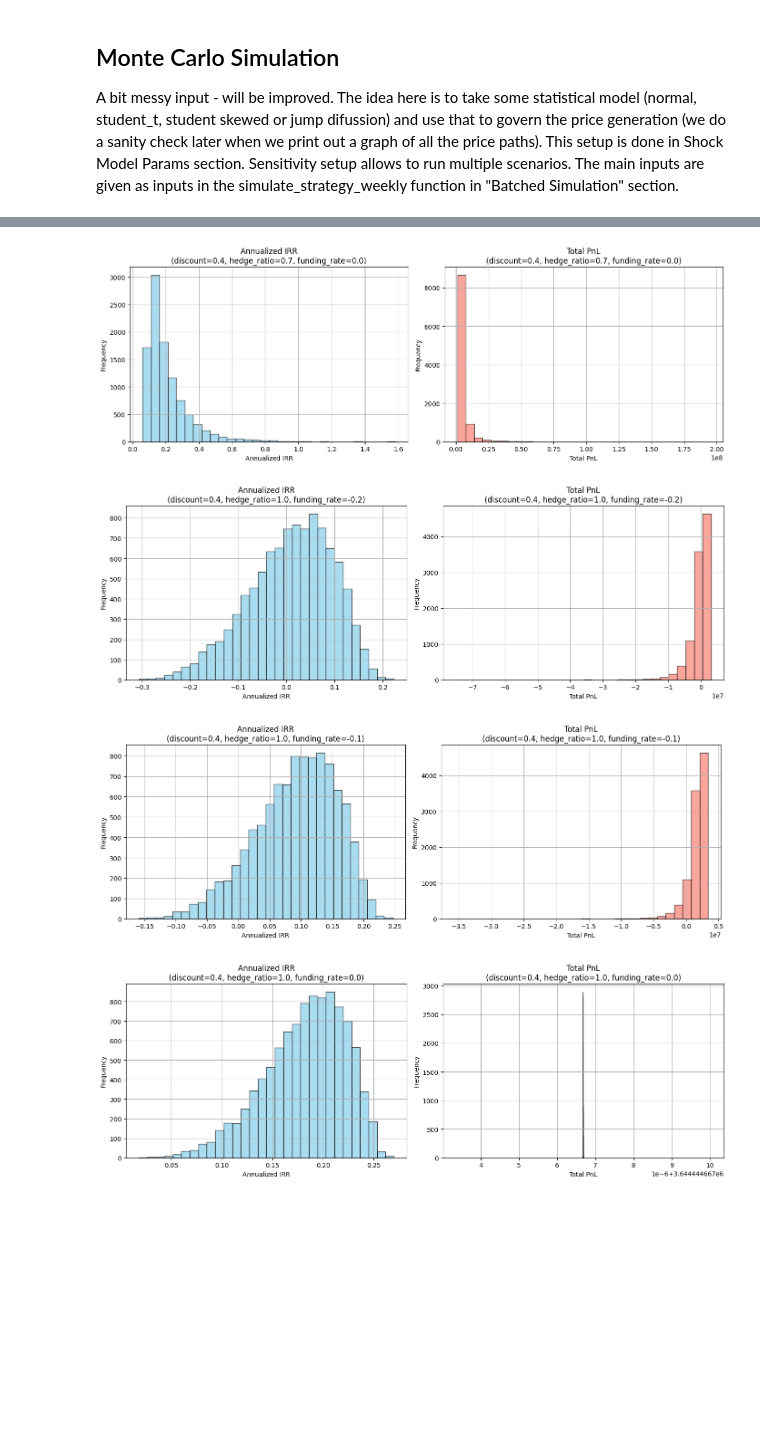
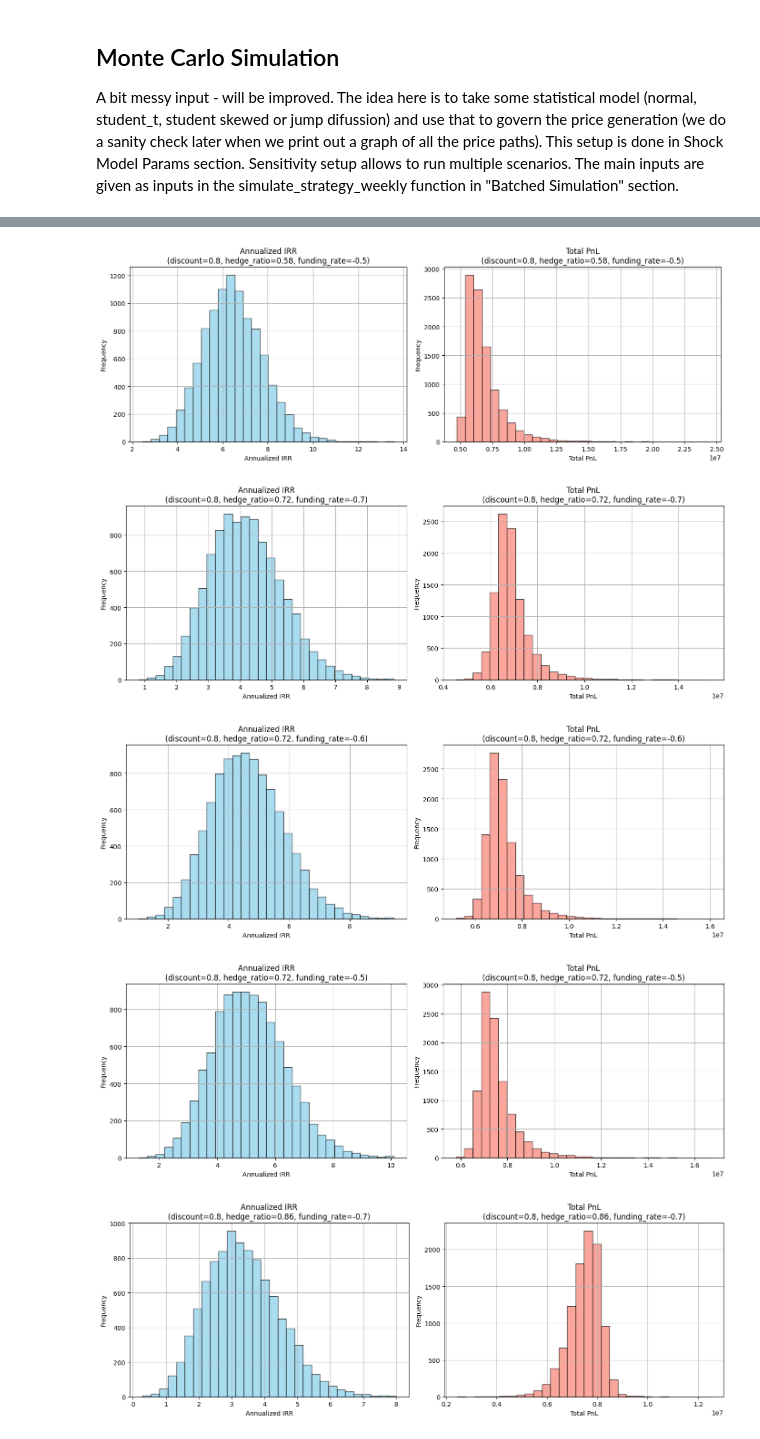
Before and after one commit to Brainiac9/LockedTokensAnalysis, a Jupyter notebook: LockedTokensMC.ipynb, the cells around one changed output, grey strips where cells are left out. Drawn from its saved outputs; the diff is of its cells as text; code cells hidden in the pictures; blank space fills up the shorter version.

```diff
--- a/LockedTokensMC.ipynb
+++ b/LockedTokensMC.ipynb
@@ -339,20 +339,17 @@ def generate_shocks(
     if clip_std is not None:
         shocks = np.clip(shocks, -clip_std, clip_std)
 
-    # Explicit drift neutralization
-    #shocks -= np.mean(shocks)
-
     return shocks
 
 
 
 # === Sensitivity Setup === #
-discounts = np.linspace(0.25, 0.15, 3)
-hedge_ratios = np.linspace(0.25, 1, 5)
-funding_rates = np.linspace(-0.2, 0.2, 5)
+discounts = np.linspace(0.8, 0.8, 1)
+hedge_ratios = np.linspace(0.44, 1, 5)
+funding_rates = np.linspace(-0.7, -0.5, 3)
 num_runs = 10000
 today = datetime.today()  # gets today's date
-final_date = datetime(2028, 1, 31)  # you can input your final date here
+final_date = datetime(2026, 5, 1)  # you can input your final date here
 delta = final_date - today
 T = int(delta.days / 7)
 
@@ -362,7 +359,7 @@ shock_model = "student_t_skewed_jump"
 shock_params = {
     "model": shock_model,
     "df": 4.0,
-    "skew": 0.2,
+    "skew": 0,
     "jump_prob": 0.001,
     "jump_std": 0.1,
     "clip_std": 3.0,
@@ -394,19 +391,19 @@ def run_simulation_batch(discount, hedge_ratio, funding_rate, run_batch):
     for run in run_batch:
         external_shocks = common_shocks[run]
         res = simulate_strategy_weekly(
-            P0=148,
-            investment_amount=5_000_000,
+            P0=3.54,
+            investment_amount=3_000_000,
             discount=discount,
             hedge_ratio=hedge_ratio,
             T=T,
             annual_vol=0.8,
             annual_funding_rate=funding_rate,
             cliff_weeks=0,
-            price_floor=60, #150m FDV
+            price_floor=None,
             seed=None,
             external_shocks=external_shocks,
             maint_margin_data=manual_eosusdt_tiers,
-            staking_apy=0.05,
+            staking_apy=0.0,
             sell_frequency="monthly"
         )
         results.append((
@@ -416,7 +413,8 @@ def run_simulation_batch(discount, hedge_ratio, funding_rate, run_batch):
             res["Annualized IRR"],
             res["Total_PnL"],
             res["prices"],
-            res["collateral_series"]
+            res["collateral_series"],
+            res["simulation_details"]
         ))
     return results
 
@@ -433,13 +431,15 @@ detailed_ann_irr = defaultdict(list)
 detailed_pnl = defaultdict(list)
 detailed_prices = defaultdict(list)
 detailed_collateral = defaultdict(list)
+detailed_simulation_details = defaultdict(list)
 
-for discount, hedge_ratio, funding_rate, ann_irr, pnl, prices, collateral in results_raw:
+for discount, hedge_ratio, funding_rate, ann_irr, pnl, prices, collateral, simulation_details in results_raw:
     key = (round(discount, 3), round(hedge_ratio, 3), round(funding_rate, 3))
     detailed_ann_irr[key].append(ann_irr)
     detailed_pnl[key].append(pnl)
     detailed_prices[key].append(prices)
     detailed_collateral[key].append(collateral)
+    detailed_simulation_details[key].append(simulation_details)
 
 results_list = []
 for key in detailed_ann_irr:
@@ -587,8 +707,7 @@ plt.show()
 for key in sorted(detailed_ann_irr.keys()):
     disc, hedg, fund = key
 
-    # Only plot if the funding rate is 0.1 or 0.0
-    if fund in [-0.2, -0.1, 0.0]:
+    if fund in [-0.7, -0.6, -0.5]:
         ann_irr_values = detailed_ann_irr[key]
         pnl_values = detailed_pnl[key]
 
@@ -621,4 +740,5 @@ for key in sorted(detailed_ann_irr.keys()):
-[figure, old version]
+[figure, new version]
-[figure, old version]
+[figure, new version]
-[figure, old version]
+[figure, new version]
-[figure, old version]
+[figure, new version]
+[figure, added]
```
Also changed, not shown: parts of 20 cells of this notebook.
